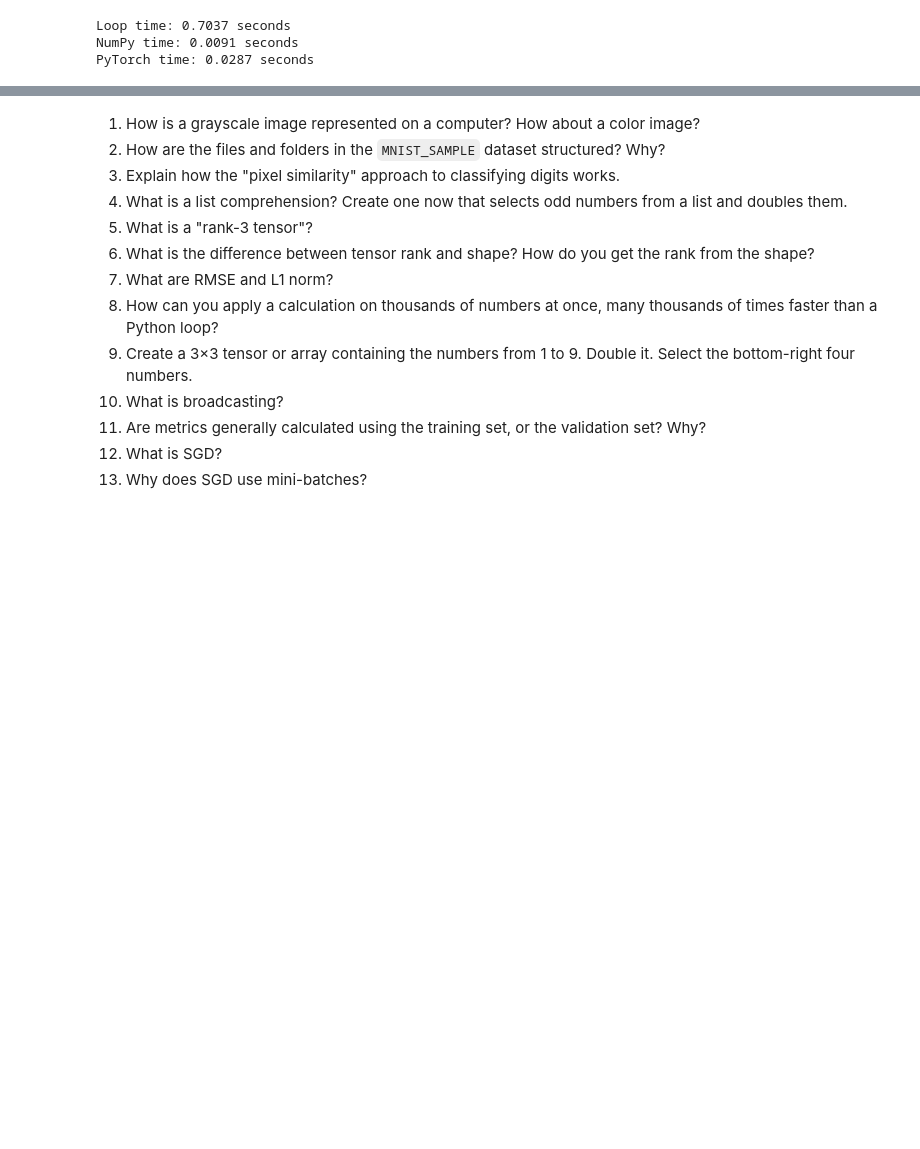
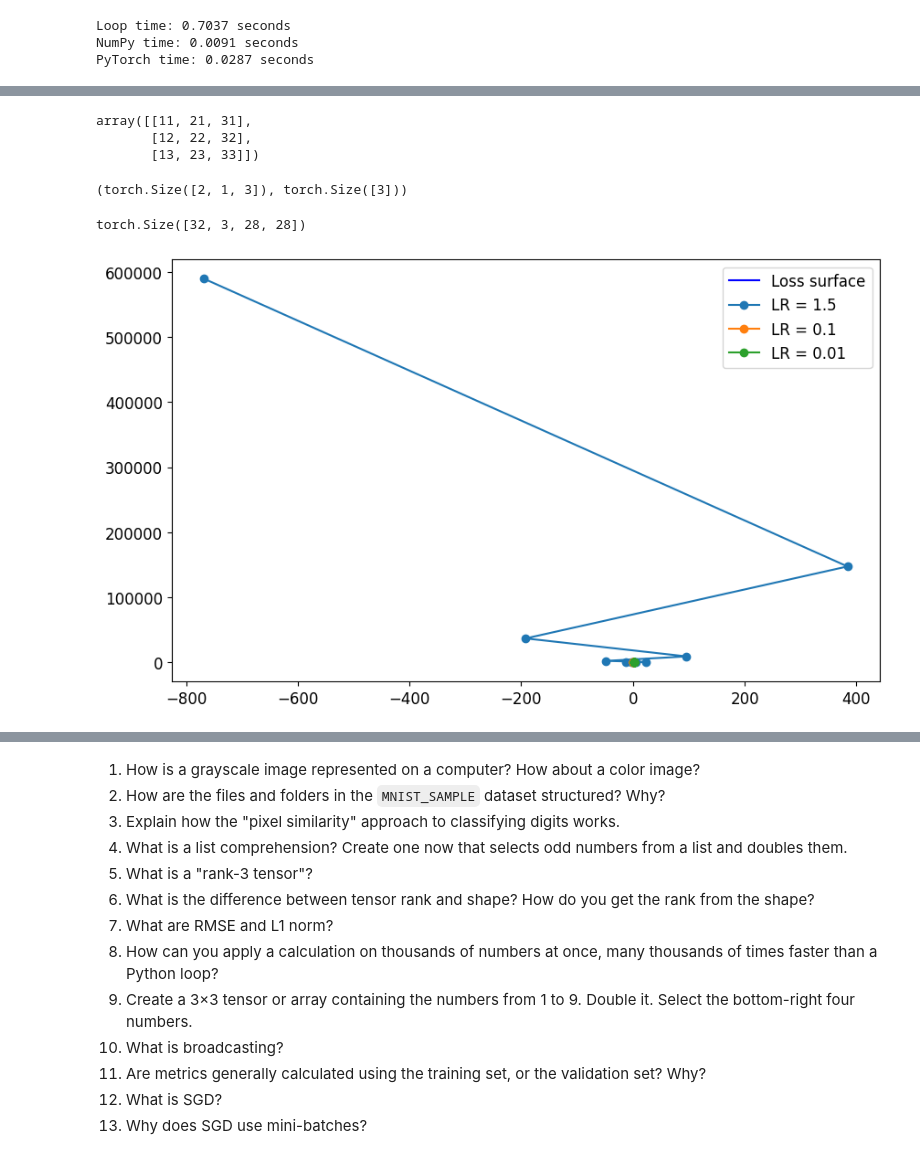
Before and after one commit to st0716/fastai-course22, a Jupyter notebook: 04_mnist_basics.ipynb, the cells around one changed output, grey strips where cells are left out. Drawn from its saved outputs; the diff is of its cells as text; code cells hidden in the pictures; blank space fills up the shorter version.

```diff
--- a/04_mnist_basics.ipynb
+++ b/04_mnist_basics.ipynb
@@ -1511,0 +1634,74 @@ PyTorch time: 0.0287 seconds
+# %%
+a = np.array([[1],    # Shape: (3,1) - column vector
+              [2],
+              [3]])
+b = np.array([10, 20, 30])  # Shape: (3,) - row vector
+a.shape, b.shape
+a+b
+# %% [output]
+array([[11, 21, 31],
+       [12, 22, 32],
+       [13, 23, 33]])
+# %%
+# 4. Broadcasting rules in practice
+# Shape (2,1,3)
+a = torch.ones(2, 1, 3)
+# Shape (3,)
+b = torch.tensor([1, 2, 3])
+# b is broadcast to shape (2,3)
+result = a + b
+result
+
+a
+a.shape, b.shape
+# %% [output]
+(torch.Size([2, 1, 3]), torch.Size([3]))
+# %%
+images = torch.randn(32, 3, 28, 28)  # 32 images, 3 channels, 28x28 pixels
+scale = torch.randn(1, 3, 1, 1)      # Scale per channel
+scaled_images = images * scale
+scaled_images.shape
+# %% [output]
+torch.Size([32, 3, 28, 28])
+# %%
+#17 learning rates
+import torch
+import matplotlib.pyplot as plt
+
+# Simple demonstration of overshooting
+def demonstrate_learning_rates():
+    # Create a simple quadratic function (loss surface)
+    x = torch.linspace(-2, 2, 100)
+    loss = x**2  # Minimum at x=0
+
+    # Different learning rates
+    learning_rates = {
+        'too_high': 1.5,   # Will overshoot
+        'good': 0.1,       # Will converge
+        'too_low': 0.01    # Will converge slowly
+    }
+
+    starting_point = 1.5
+    steps = 10
+
+    plt.figure(figsize=(10, 6))
+    plt.plot(x, loss, 'b-', label='Loss surface')
+
+    for lr_name, lr in learning_rates.items():
+        current = starting_point
+        trajectory = []
+
+        for _ in range(steps):
+            trajectory.append(current)
+            gradient = 2 * current  # Derivative of x^2
+            current = current - lr * gradient
+
+        plt.plot(trajectory, [t**2 for t in trajectory],
+                'o-', label=f'LR = {lr}')
+
+    plt.legend()
+    plt
+
+demonstrate_learning_rates()
+# %% [output]
+[figure, added]
```
Also changed, not shown: parts of 4 cells of this notebook.
